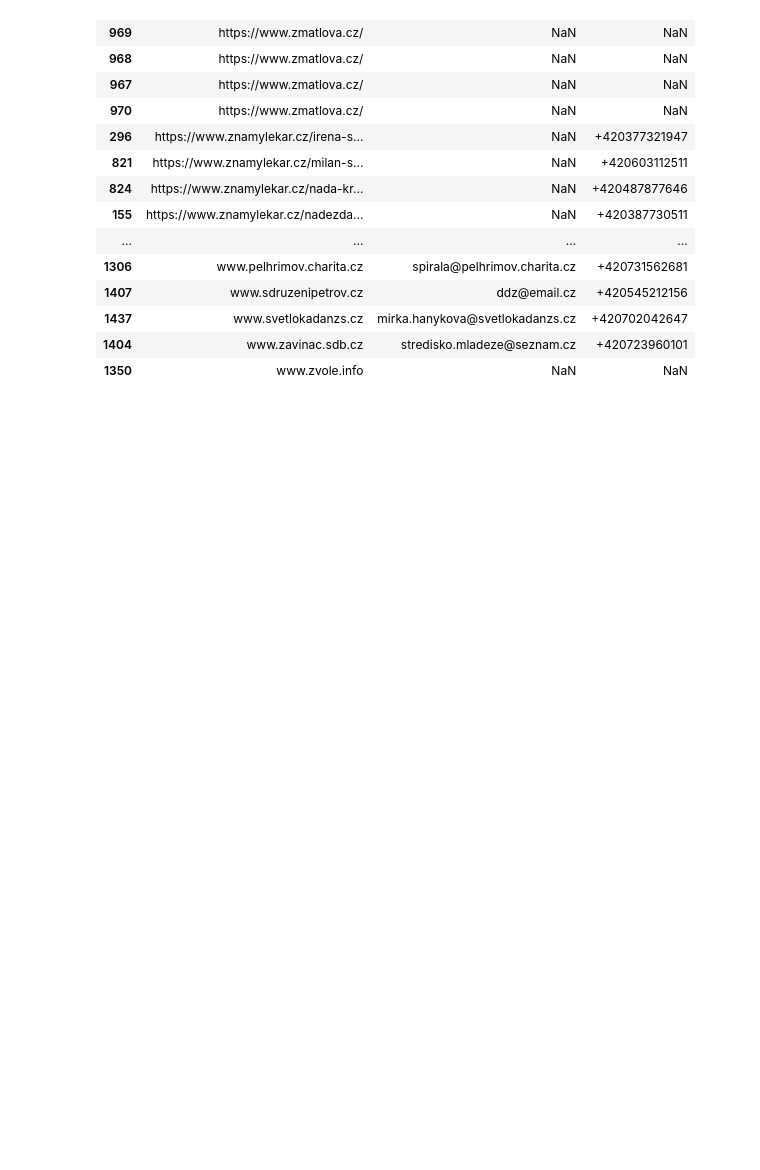
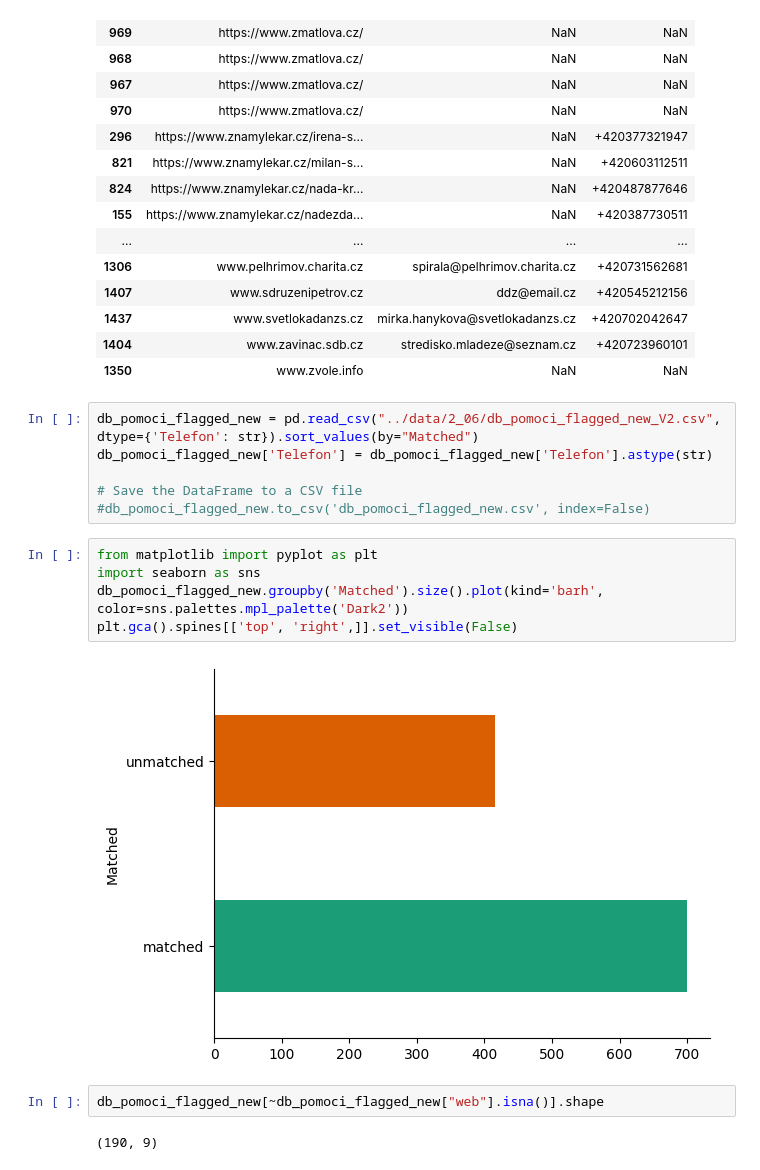
Before and after one commit to DmitriiSid/SafeZone, a Jupyter notebook: notebooks/validation_master.ipynb, the cells around one changed output. Saved outputs shown, nothing was run; the diff lists cells and outputs as text; blank space fills up the shorter version.

```diff
--- a/notebooks/validation_master.ipynb
+++ b/notebooks/validation_master.ipynb
@@ -552,3 +552,20 @@ db_pomoci[(db_pomoci["Matched"]== "unmatched" )& ~(db_pomoci["Webová stránka"]
 | 1437 | www.svetlokadanzs.cz | mirka.hanykova@svetlokadanzs.cz | +420702042647 |
 | 1404 | www.zavinac.sdb.cz | stredisko.mladeze@seznam.cz | +420723960101 |
 | 1350 | www.zvole.info | NaN | NaN |
+# %%
+db_pomoci_flagged_new = pd.read_csv("../data/2_06/db_pomoci_flagged_new_V2.csv", dtype={'Telefon': str}).sort_values(by="Matched")
+db_pomoci_flagged_new['Telefon'] = db_pomoci_flagged_new['Telefon'].astype(str)
+
+# Save the DataFrame to a CSV file
+#db_pomoci_flagged_new.to_csv('db_pomoci_flagged_new.csv', index=False)
+# %%
+from matplotlib import pyplot as plt
+import seaborn as sns
+db_pomoci_flagged_new.groupby('Matched').size().plot(kind='barh', color=sns.palettes.mpl_palette('Dark2'))
+plt.gca().spines[['top', 'right',]].set_visible(False)
+# %% [output]
+[figure, added]
+# %%
+db_pomoci_flagged_new[~db_pomoci_flagged_new["web"].isna()].shape
+# %% [output]
+(190, 9)
```
Also changed, not shown: parts of 11 cells of this notebook.
